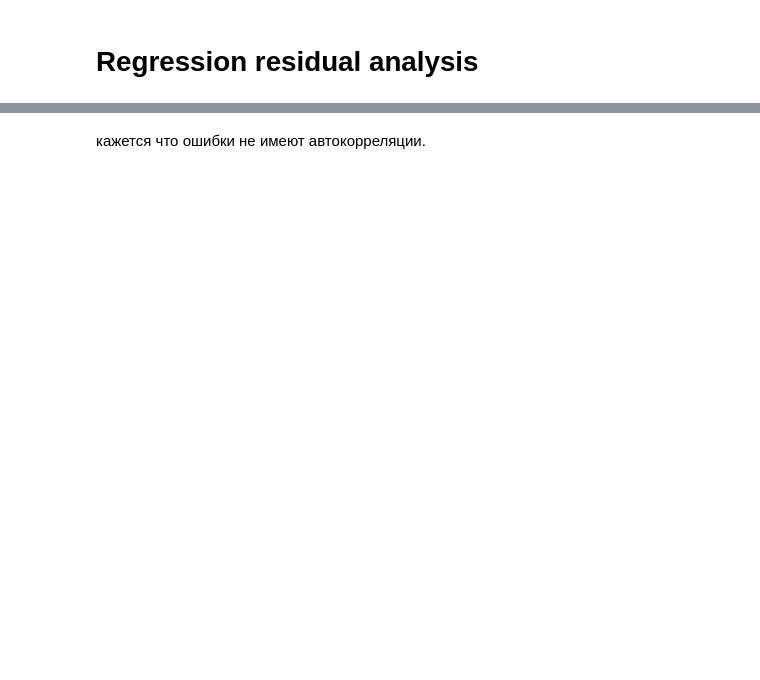
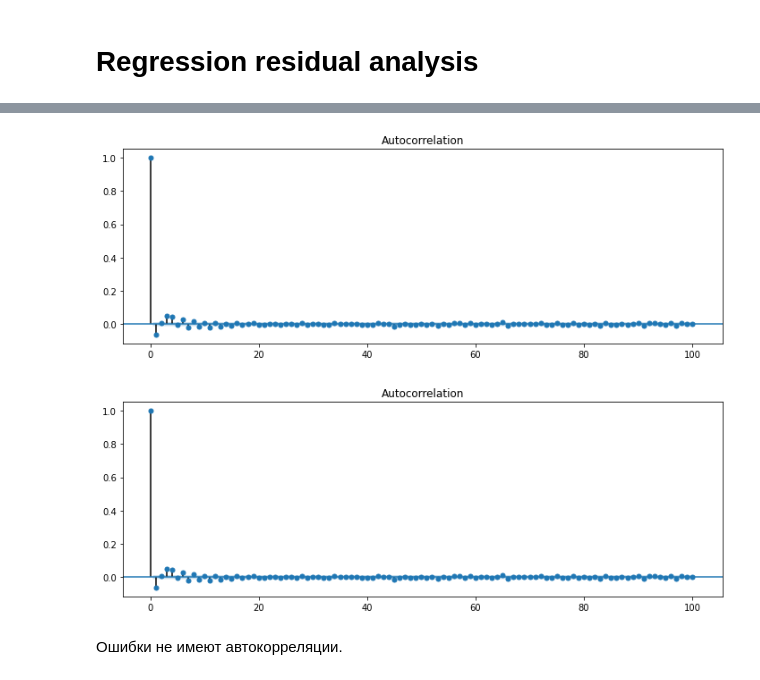
Before and after one commit to sdlm/test_cases, a Jupyter notebook: Family_Office.ipynb, the cells around one changed output, grey strips where cells are left out. Cells and saved outputs as stored; diff of their text form; code cells hidden in the pictures; blank space fills up the shorter version.

```diff
--- a/Family_Office.ipynb
+++ b/Family_Office.ipynb
@@ -568,2 +577,8 @@ Durbin-Watson statistic: 5.807353053002509e-06
+# %%
+fig, ax = plt.subplots(figsize=(12,4))
+plot_acf(errors, lags=100, ax=ax, alpha=0.01)
+# %% [output]
+[figure, added]
+[figure, added]
 # %% [markdown]
-кажется что ошибки не имеют автокорреляции.
+Ошибки не имеют автокорреляции.
```
Also changed, not shown: parts of 42 cells of this notebook.
